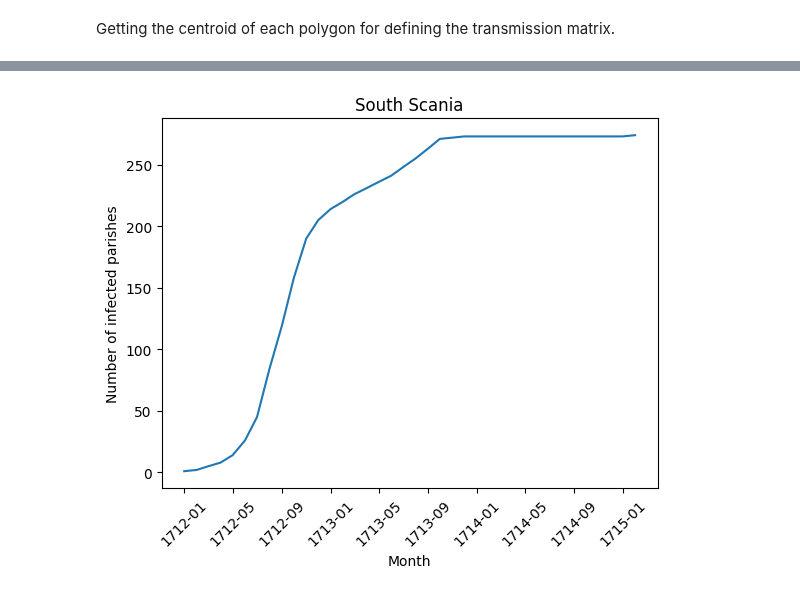
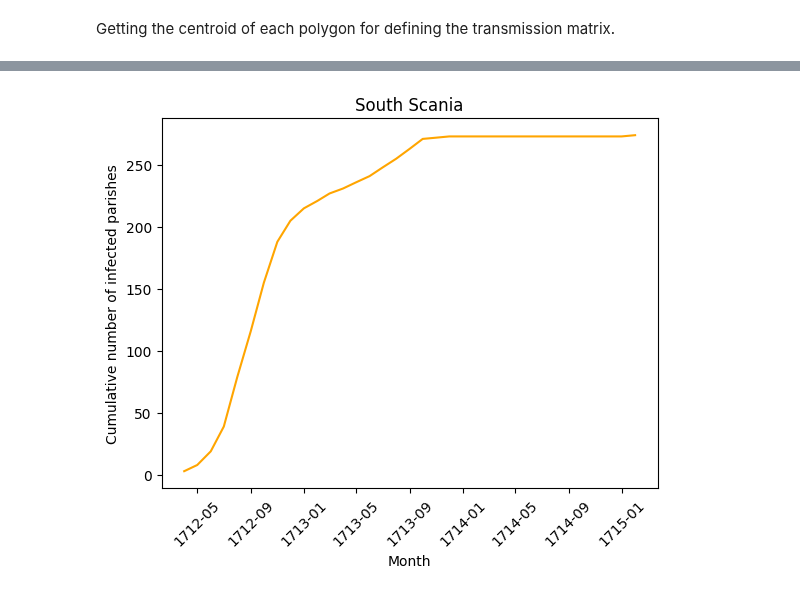
Before and after one commit to polislizarralde/PythonMathematicalModeling, a Jupyter notebook: docs/PlagueProject/Number_infected_parishes.ipynb, the cells around one changed output, grey strips where cells are left out. Saved outputs shown, nothing was run; the diff lists cells and outputs as text; code cells hidden in the pictures.

```diff
--- a/docs/PlagueProject/Number_infected_parishes.ipynb
+++ b/docs/PlagueProject/Number_infected_parishes.ipynb
@@ -123,0 +154,11 @@ def count_infected_by_month(df, date, n, start_date: str = 'BeginPlaguePeriod',
+# %%
+# Plot the cumulative number of parishes per month
+def plot_cum_infected_by_month(df, date, n, start_date: str = 'BeginPlaguePeriod', end_date: str = 'EndPlaguePeriod'):
+    results = count_infected_by_month(df, date, n, start_date, end_date)
+    plt.plot(results['date'], results['CumulativeInfectedParishes'],
+             label='Cumulative number of infected parishes', color='orange')
+    plt.xlabel('Month')
+    plt.xticks( rotation=45)
+    plt.ylabel('Cumulative number of infected parishes')
+    plt.title('South Scania')
+    plt.show()
@@ -158,14 +223,4 @@ plot_infected_by_month(infectedParishes, 'JAN 1712', 0)
-# %%
-# Plot the results
-def plot_cum_infected_by_month(df, date, n, start_date: str = 'BeginPlaguePeriod', end_date: str = 'EndPlaguePeriod'):
-    results = count_infected_by_month(df, date, n, start_date, end_date)
-    plt.plot(results['date'], results['CumulativeInfectedParishes'])
-    plt.xlabel('Month')
-    plt.xticks( rotation=45)
-    plt.ylabel('Number of infected parishes')
-    plt.title('South Scania')
-    plt.show()
 # %%
-plot_cum_infected_by_month(infectedParishes, 'JAN 1712', 0)
+plot_cum_infected_by_month(infectedParishes, 'APR 1712', 0)
 # %% [output]
-[figure, old version]
+[figure, new version]
```
Also changed, not shown: parts of 12 cells of this notebook, 3 other files.
